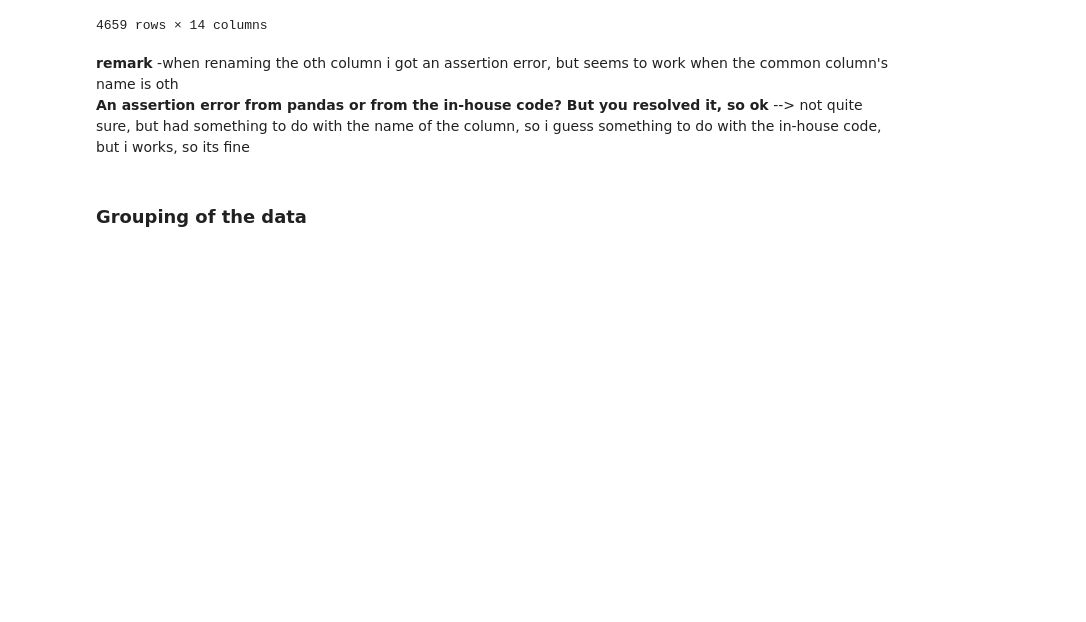
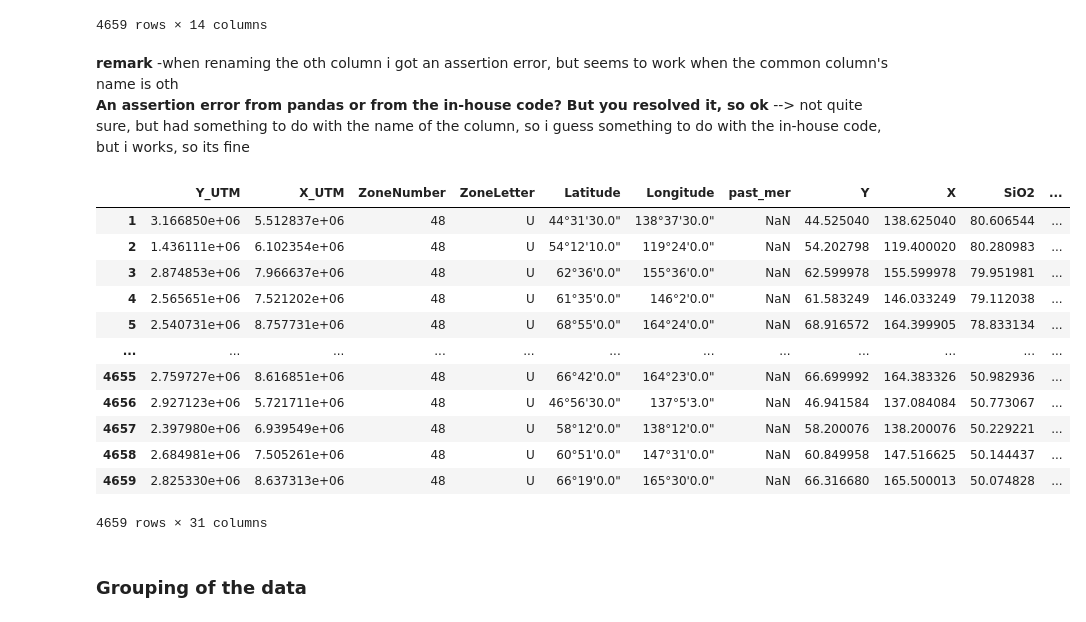
Before and after one commit to Complexio/Vistelius_1995_OCR, a Jupyter notebook: _ANALYSIS/1_area1_Preprocessing.ipynb, the cells around one changed output. Cells and saved outputs as stored; diff of their text form; code cells hidden in the pictures; blank space fills up the shorter version.

```diff
--- a/_ANALYSIS/1_area1_Preprocessing.ipynb
+++ b/_ANALYSIS/1_area1_Preprocessing.ipynb
@@ -437,3 +452,5 @@ mineralogy_zeros = preproc.replace_nan(mineralogy_zeros, "")
 # %%
 # Values are already 'str' so no need to map them to 'str' anymore
 mineralogy_zeros['zero'] = mineralogy_zeros['mineral_zero'] + mineralogy_zeros['oth_zero']
+
+mineralogy_zeros2['zero'] = mineralogy_zeros2['mineral_zero'] + mineralogy_zeros2['P2O5_zero']
@@ -456,3 +473,3 @@ mineralogy_zeros
 # %%
-mineralogy_biplot_zeros['zero'] = mineralogy_zeros['zero']
+mineralogy_biplot_zeros2['zero'] = mineralogy_zeros2['zero']
 # %%
@@ -524,3 +541,19 @@ coordinates_full2 = pd.concat([coordinates_utm, coordinates, mineralogy2, cof, C
+# %%
+coordinates_full2
+# %% [output]
+|  | Y_UTM | X_UTM | ZoneNumber | ZoneLetter | Latitude | Longitude | past_mer | Y | X | SiO2 | ... |
+| 1 | 3.166850e+06 | 5.512837e+06 | 48 | U | 44°31'30.0" | 138°37'30.0" | NaN | 44.525040 | 138.625040 | 80.606544 | ... |
+| 2 | 1.436111e+06 | 6.102354e+06 | 48 | U | 54°12'10.0" | 119°24'0.0" | NaN | 54.202798 | 119.400020 | 80.280983 | ... |
+| 3 | 2.874853e+06 | 7.966637e+06 | 48 | U | 62°36'0.0" | 155°36'0.0" | NaN | 62.599978 | 155.599978 | 79.951981 | ... |
+| 4 | 2.565651e+06 | 7.521202e+06 | 48 | U | 61°35'0.0" | 146°2'0.0" | NaN | 61.583249 | 146.033249 | 79.112038 | ... |
+| 5 | 2.540731e+06 | 8.757731e+06 | 48 | U | 68°55'0.0" | 164°24'0.0" | NaN | 68.916572 | 164.399905 | 78.833134 | ... |
+| ... | ... | ... | ... | ... | ... | ... | ... | ... | ... | ... | ... |
+| 4655 | 2.759727e+06 | 8.616851e+06 | 48 | U | 66°42'0.0" | 164°23'0.0" | NaN | 66.699992 | 164.383326 | 50.982936 | ... |
+| 4656 | 2.927123e+06 | 5.721711e+06 | 48 | U | 46°56'30.0" | 137°5'3.0" | NaN | 46.941584 | 137.084084 | 50.773067 | ... |
+| 4657 | 2.397980e+06 | 6.939549e+06 | 48 | U | 58°12'0.0" | 138°12'0.0" | NaN | 58.200076 | 138.200076 | 50.229221 | ... |
+| 4658 | 2.684981e+06 | 7.505261e+06 | 48 | U | 60°51'0.0" | 147°31'0.0" | NaN | 60.849958 | 147.516625 | 50.144437 | ... |
+| 4659 | 2.825330e+06 | 8.637313e+06 | 48 | U | 66°19'0.0" | 165°30'0.0" | NaN | 66.316680 | 165.500013 | 50.074828 | ... |
+4659 rows × 31 columns
 # %%
 coordinates_full2.to_excel("../_BIPLOTS/coordinates_full_data.xlsx")
 # %% [markdown]
```
Also changed, not shown: parts of 24 cells of this notebook, 21 other files.
